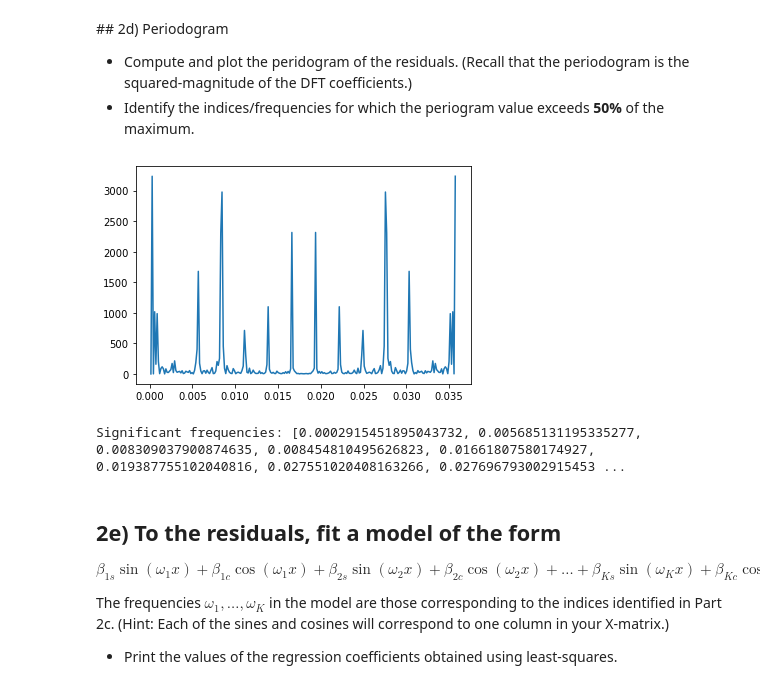
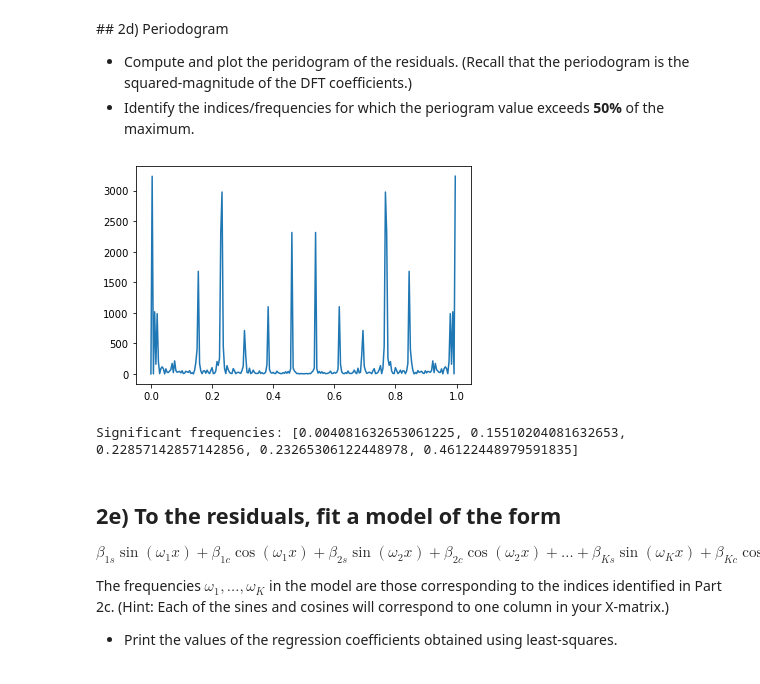
Before and after one commit to Nicholas-Ho/Data-Science-Exercises, a Jupyter notebook: Exercises/03 Exercise Notebook 3.ipynb, the cells around one changed output. Saved outputs shown, nothing was run; the diff lists cells and outputs as text; code cells hidden in the pictures.

```diff
--- a/Exercises/03 Exercise Notebook 3.ipynb
+++ b/Exercises/03 Exercise Notebook 3.ipynb
@@ -112,12 +112,12 @@ There appears to be a periodic component with an approximate period of 12 interv
 # %%
 T = 28 # in days, from the table
 
 periodgram = np.abs(np.fft.fft(res, N)/N)**2
-freqs = xvals/(N*T) # in 1/days
+freqs = np.linspace(0, N-1, N)/(N) # in 1/28 days
 plt.plot(freqs, periodgram)
 plt.show()
 # %% [output]
-[figure, old version]
+[figure, new version]
 # %%
 max_p = np.max(periodgram)
 
@@ -126,9 +126,11 @@ for i in range(len(periodgram)):
     if periodgram[i] > 0.5*max_p:
         sig_freqs.append(freqs[i])
 
+sig_freqs = sig_freqs[:len(sig_freqs)//2] # Removing all the N-k frequencies
+
 print('Significant frequencies:', sig_freqs)
 # %% [output]
-Significant frequencies: [0.0002915451895043732, 0.005685131195335277, 0.008309037900874635, 0.008454810495626823, 0.01661807580174927, 0.019387755102040816, 0.027551020408163266, 0.027696793002915453 ...
+Significant frequencies: [0.004081632653061225, 0.15510204081632653, 0.22857142857142856, 0.23265306122448978, 0.46122448979591835]
 # %% [markdown]
 ## 2e) To the residuals,  fit a model of the form
 
```
Also changed, not shown: parts of 7 cells of this notebook, 3 other files.
